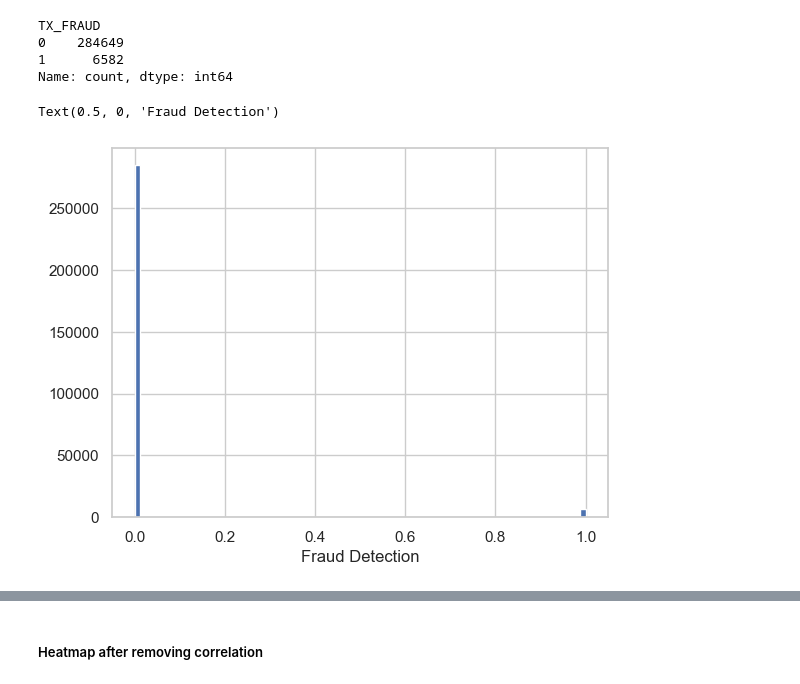
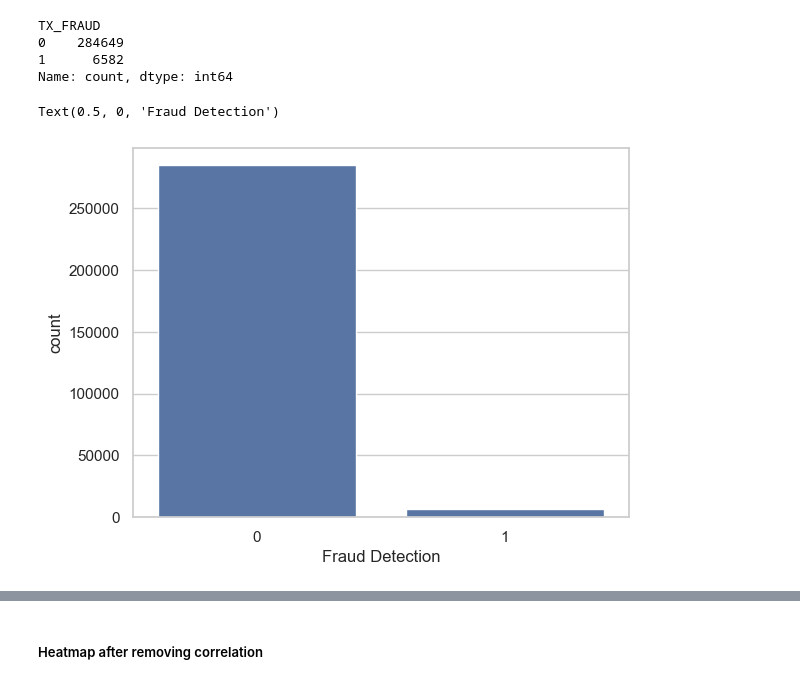
Before and after one commit to JuanS286/CreditCardFraudDetection, a Jupyter notebook: CreditCardFraudDetection.ipynb, the cells around one changed output, grey strips where cells are left out. Cells and saved outputs as stored; diff of their text form; code cells hidden in the pictures.

```diff
--- a/CreditCardFraudDetection.ipynb
+++ b/CreditCardFraudDetection.ipynb
@@ -418,0 +388,2 @@ memory usage: 37.8+ MB
+# %%
+df.drop("TX_DATETIME", axis=1, inplace= True)
@@ -418,0 +392,6 @@ memory usage: 37.8+ MB
+# %%
+import ast
+
+df['available_terminals'] = df['available_terminals'].apply(ast.literal_eval)
+
+df['TX_Terminal'] = df.apply(lambda row: 0 if row['TERMINAL_ID'] in row['available_terminals'] else 1, axis=1)
@@ -418,0 +400,4 @@ memory usage: 37.8+ MB
+# %%
+df.drop("TX_Terminal", inplace= True, axis=1)
+df.drop("available_terminals", inplace= True, axis=1)
+df.drop( "TRANSACTION_ID", inplace= True, axis=1)
@@ -418,0 +423,3 @@ memory usage: 37.8+ MB
+# %%
+df["TX_FRAUD"] = df["TX_FRAUD"].astype(int)
+df.dtypes
@@ -424,9 +446,10 @@ TX_FRAUD
 1      6582
 Name: count, dtype: int64
 # %%
-plt.hist(train_df['TX_FRAUD'], bins=80)
-plt.xlabel("Fraud Detection")
+plt.figure()
+sns.countplot(df, x="TX_FRAUD")
+plt.xlabel('Fraud Detection')
 # %% [output]
 Text(0.5, 0, 'Fraud Detection')
-[figure, old version]
+[figure, new version]
 # %%
```
Also changed, not shown: parts of 53 cells of this notebook.
